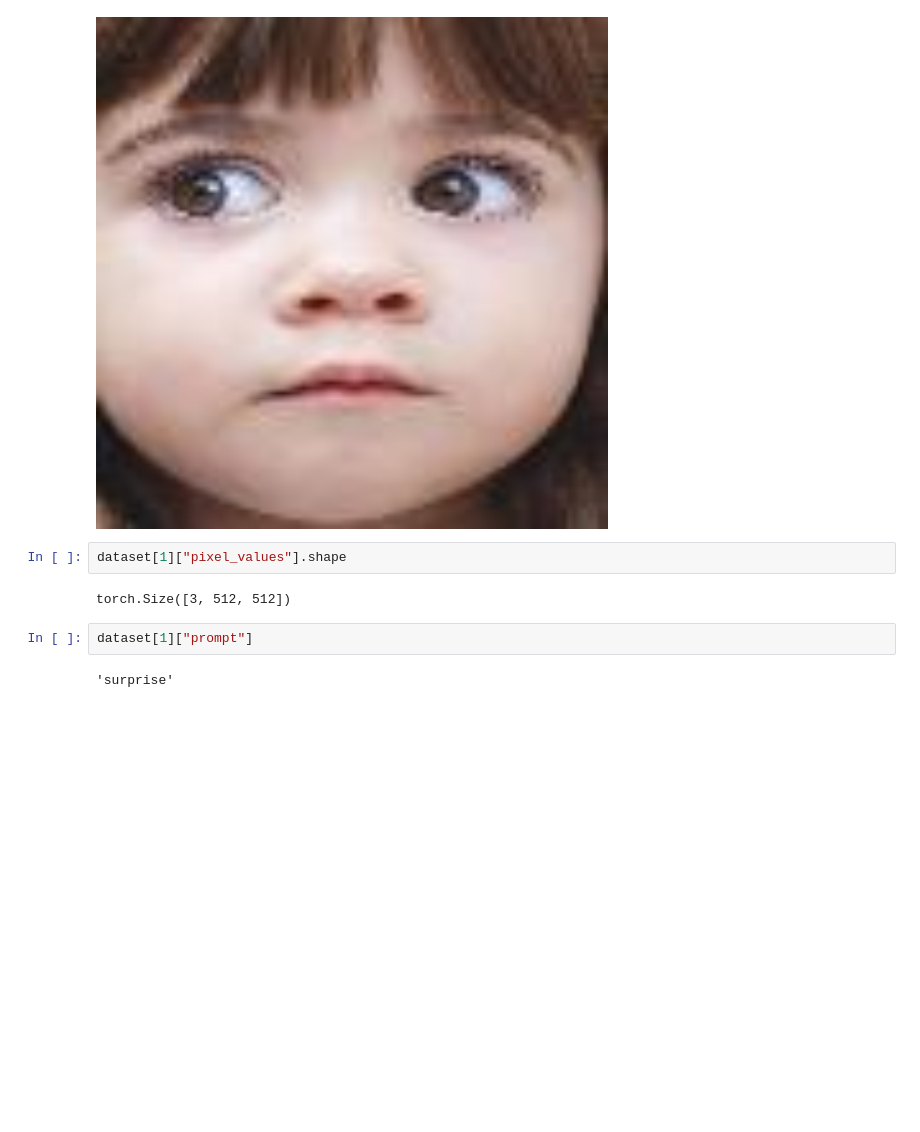
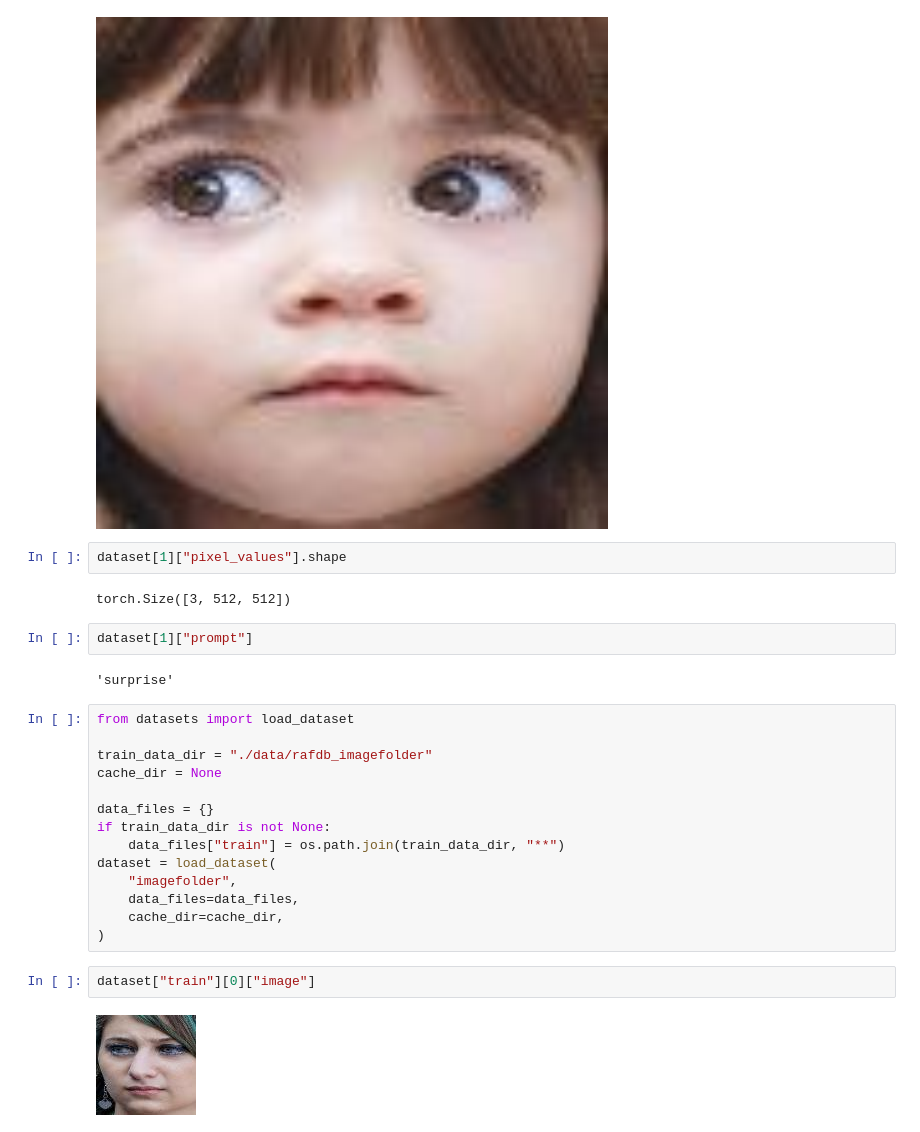
Before and after one commit to yuliya1324/EmotionalPortraitsGeneration, a Jupyter notebook: data_exp.ipynb, the cells around one changed output. Drawn from its saved outputs; the diff is of its cells as text; blank space fills up the shorter version.

```diff
--- a/data_exp.ipynb
+++ b/data_exp.ipynb
@@ -70,3 +82,21 @@ torch.Size([3, 512, 512])
 dataset[1]["prompt"]
 # %% [output]
 'surprise'
+# %%
+from datasets import load_dataset
+
+train_data_dir = "./data/rafdb_imagefolder"
+cache_dir = None
+
+data_files = {}
+if train_data_dir is not None:
+    data_files["train"] = os.path.join(train_data_dir, "**")
+dataset = load_dataset(
+    "imagefolder",
+    data_files=data_files,
+    cache_dir=cache_dir,
+)
+# %%
+dataset["train"][0]["image"]
+# %% [output]
+[figure, added]
```
Also changed, not shown: parts of 2 cells of this notebook, 4 other files.
